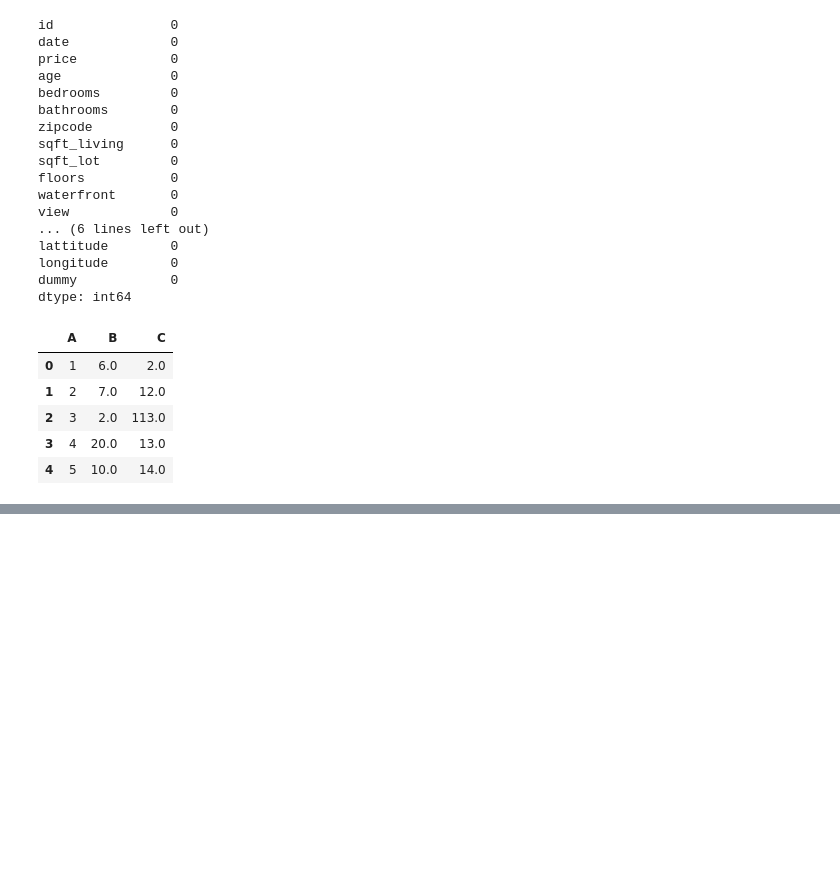
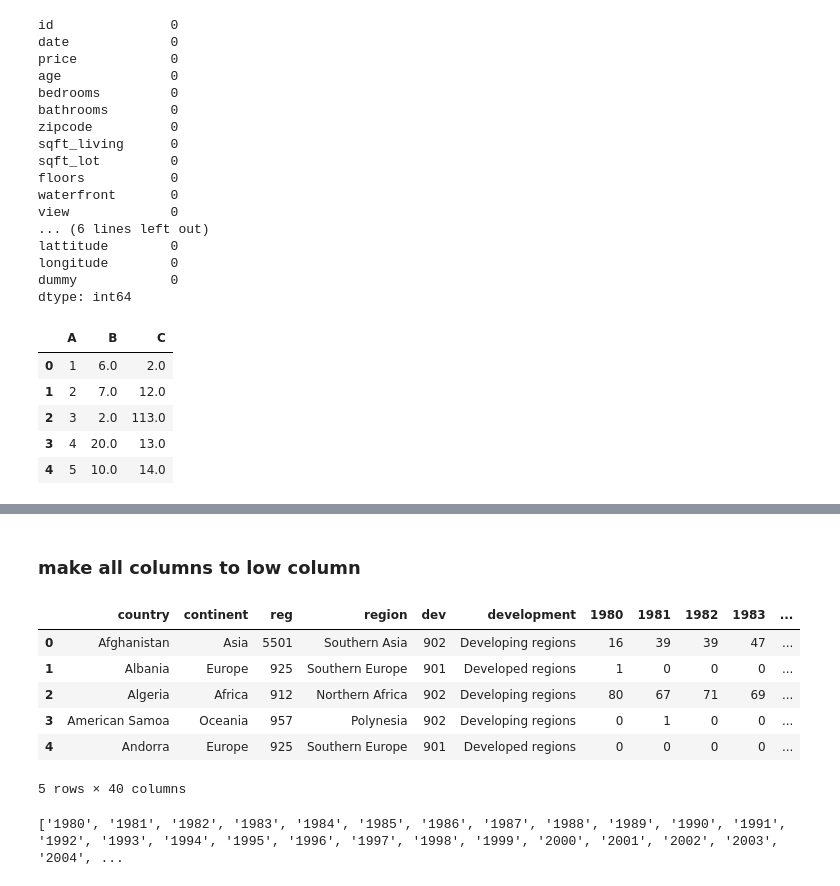
Before and after one commit to aayush7379/Python, a Jupyter notebook: data analysis/pandas.ipynb, the cells around one changed output, grey strips where cells are left out. Cells and saved outputs as stored; diff of their text form; code cells hidden in the pictures; blank space fills up the shorter version.

```diff
--- a/data analysis/pandas.ipynb
+++ b/data analysis/pandas.ipynb
@@ -324,0 +402,3 @@ fake_df.B =fake_df.B.replace(np.nan,b_mean)
+# %%
+df = pd.read_excel('Canada.xlsx', sheet_name=1 ,skiprows=20 ,skipfooter=2)
+df.head(2)
@@ -324,0 +414,10 @@ fake_df.B =fake_df.B.replace(np.nan,b_mean)
+# %%
+# rename column
+cols_to_rename = {
+    'OdName':'country',
+    'AreaName':'continent',
+    'RegName' : 'region',
+    'DevName'  : 'development'
+}
+df= df.rename(columns=cols_to_rename)
+df.head(2)
@@ -324,0 +457,18 @@ fake_df.B =fake_df.B.replace(np.nan,b_mean)
+# %% [markdown]
+### make all columns to low column
+# %%
+df.columns = [str(name).lower() for name in df.columns.tolist()]
+df.head()
+# %% [output]
+|  | country | continent | reg | region | dev | development | 1980 | 1981 | 1982 | 1983 | ... |
+| 0 | Afghanistan | Asia | 5501 | Southern Asia | 902 | Developing regions | 16 | 39 | 39 | 47 | ... |
+| 1 | Albania | Europe | 925 | Southern Europe | 901 | Developed regions | 1 | 0 | 0 | 0 | ... |
+| 2 | Algeria | Africa | 912 | Northern Africa | 902 | Developing regions | 80 | 67 | 71 | 69 | ... |
+| 3 | American Samoa | Oceania | 957 | Polynesia | 902 | Developing regions | 0 | 1 | 0 | 0 | ... |
+| 4 | Andorra | Europe | 925 | Southern Europe | 901 | Developed regions | 0 | 0 | 0 | 0 | ... |
+5 rows × 40 columns
+# %%
+years = list(map(str,range(1980,2014)))
+print(years)
+# %% [output]
+['1980', '1981', '1982', '1983', '1984', '1985', '1986', '1987', '1988', '1989', '1990', '1991', '1992', '1993', '1994', '1995', '1996', '1997', '1998', '1999', '2000', '2001', '2002', '2003', '2004', ...
```
Also changed, not shown: parts of 21 cells of this notebook, 1 other file.
